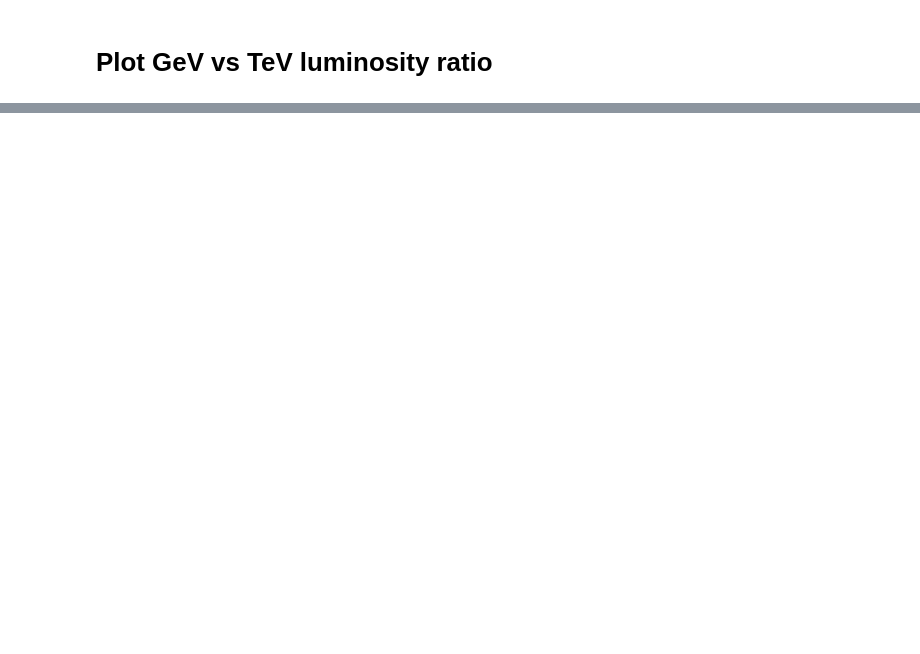
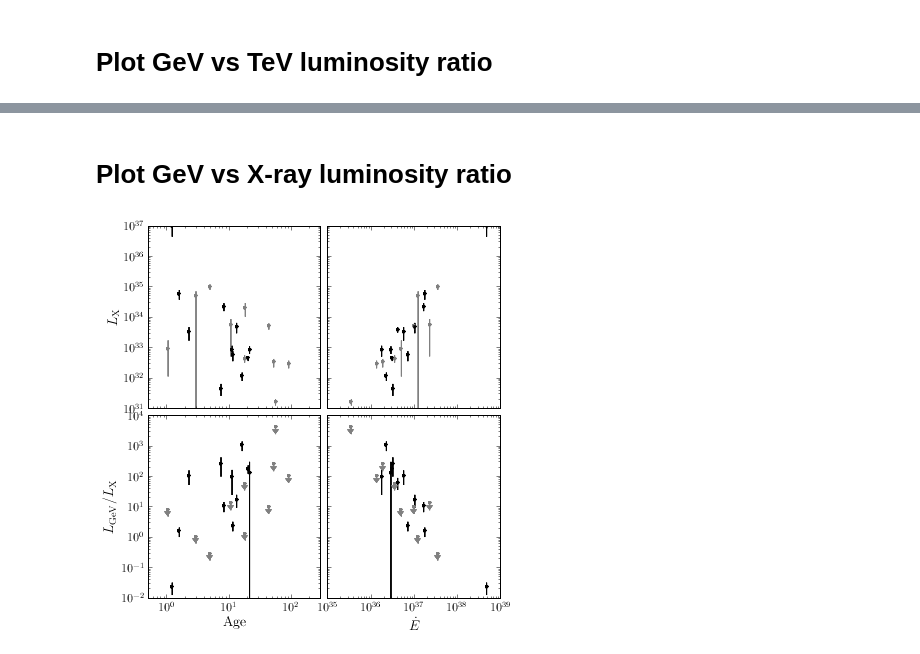
Before and after one commit to joshualande/PhD-Thesis, a Jupyter notebook: chapters/population_study/data/04-10-2013 - PWN Population v3.ipynb, the cells around one changed output, grey strips where cells are left out. Saved outputs shown, nothing was run; the diff lists cells and outputs as text; code cells hidden in the pictures; blank space fills up the shorter version.

```diff
--- a/chapters/population_study/data/04-10-2013 - PWN Population v3.ipynb
+++ b/chapters/population_study/data/04-10-2013 - PWN Population v3.ipynb
@@ -251,0 +254,50 @@ f.apply(lambda x: x**2)
+# %% [markdown]
+# Plot GeV vs X-ray luminosity ratio
+# %%
+
+from mpl_toolkits.axes_grid1 import Grid
+fig = plt.figure(None, (6., 6.))
+grid = Grid(fig, 111, # similar to subplot(111)
+            nrows_ncols = (2, 2), # creates 2x2 grid of axes
+            axes_pad=0.1, # pad between axes in inch.
+            share_all=False,
+           )
+
+for ax in grid:
+    ax.set_xscale('log')
+    ax.set_yscale('log')
+
+    for i,_x in enumerate(['age','Edot']):
+        l=df[['F_GeV','F_Xray','L_Xray','L_GeV/Xray',_x,'GeV_significant']].dropna()
+
+        x=l[_x].values
+        ratio=l['L_GeV/Xray'].values
+        l_xray=l['L_Xray'].values
+        significant=l['GeV_significant'].values
+        names = l.index.values
+
+        mykwargs = dict(marker='.',markersize=6, log_clipping=True)
+
+        from lande.datapoints import plot
+        plot(x[significant==False],l_xray[significant==False], axes=grid[0+i], color='gray', **mykwargs)
+        plot(x[significant==True],l_xray[significant==True], axes=grid[0+i], color='black', **mykwargs)
+
+        plot(x[significant==False],ratio[significant==False], axes=grid[2+i], color='gray', **mykwargs)
+        plot(x[significant==True],ratio[significant==True], axes=grid[2+i], color='black', **mykwargs)
+
+grid[0].set_ylabel(r'$L_\mathrm{X}$')
+grid[2].set_ylabel(r'$L_\mathrm{GeV}/L_\mathrm{X}$')
+
+grid[2].set_xlabel('Age')
+grid[3].set_xlabel(r'$\dot{E}$')
+
+grid[0].set_xlim(0.5, 300)
+grid[1].set_xlim(1e35, 1e39)
+
+grid[0].set_ylim(1e31,1e37)
+grid[2].set_ylim(1e-2,1e4)
+fig.tight_layout()
+
+savefig('pwn_age_edot_vs_l_xray.pdf')
+# %% [output]
+[figure, added]
```
Also changed, not shown: parts of 46 cells of this notebook, 1 other file.
